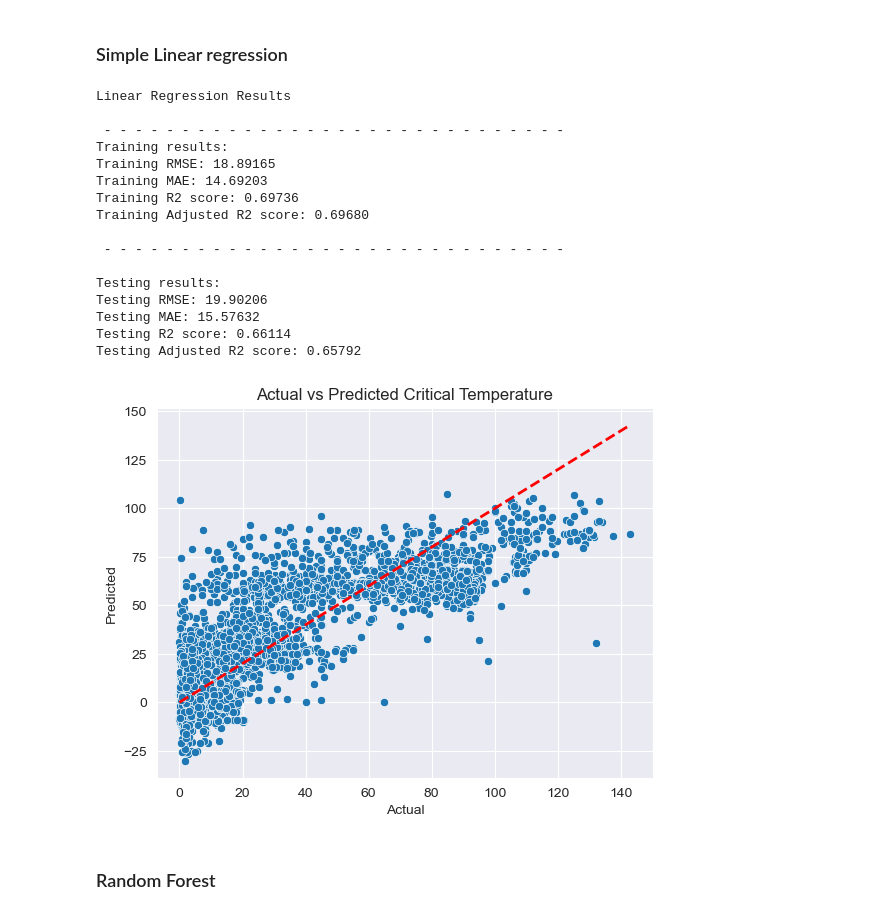
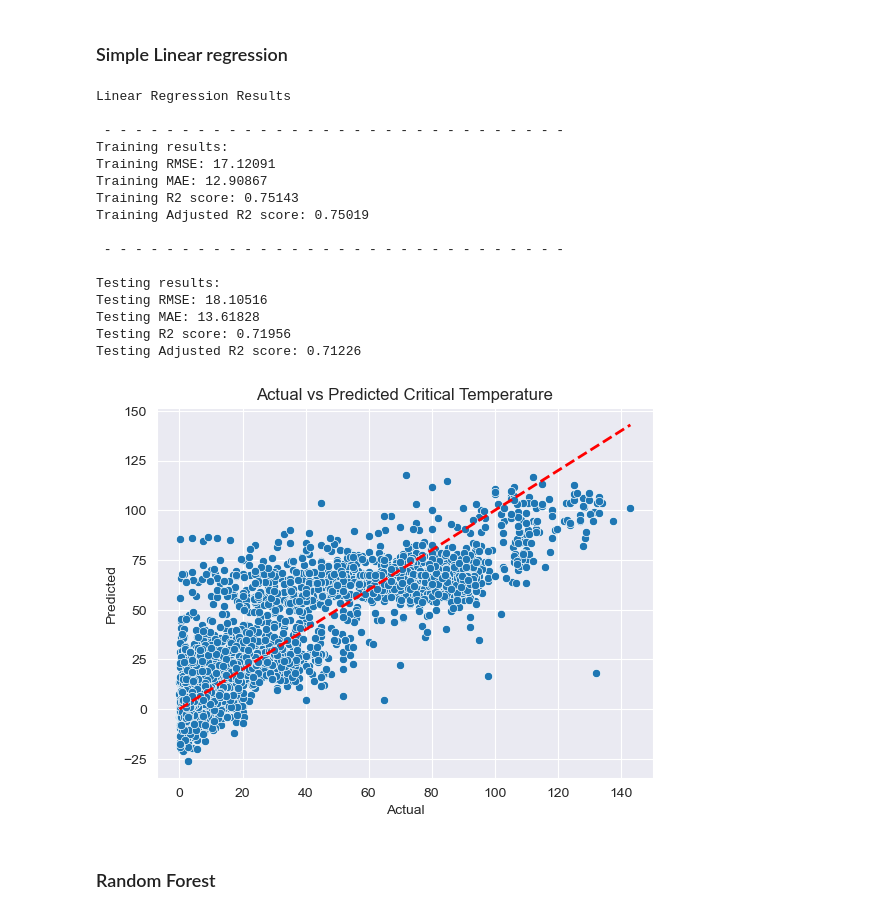
Before and after one commit to MohdSharik99/Predicting_critical_temperature_of_supeconductors, a Jupyter notebook: Feature_Engineering.ipynb, the cells around one changed output. Saved outputs shown, nothing was run; the diff lists cells and outputs as text; code cells hidden in the pictures.

```diff
--- a/Feature_Engineering.ipynb
+++ b/Feature_Engineering.ipynb
@@ -58,17 +58,9 @@ Shape after outlier removal:
 
 In the data analysis part we observed that our entire data has many highly colinear features that causes multi colinearity.
 # %%
-# Assuming train_X and test_X are your training and test datasets
-pca = PCA(n_components=30)
-# 1. Fit scaler (or PCA) on training data
-scaler = StandardScaler()
-train_X_scaled = scaler.fit_transform(new_train_X)
-train_X_pca = pca.fit_transform(train_X_scaled)
-
-# 2. Transform both training and test data using the fitted scaler (or PCA)
-train_X_pca = pca.transform(train_X_scaled)
-test_X_scaled = scaler.transform(X_test)
-test_X_pca = pca.transform(test_X_scaled)
+scaler = MinMaxScaler()
+scaled_X_train = scaler.fit_transform(new_train_X)
+scaled_X_test = scaler.transform(X_test)
 # %% [markdown]
 ### Simple Linear regression
 # %%
@@ -76,47 +68,47 @@ test_X_pca = pca.transform(test_X_scaled)
 simple_linear_regression = LinearRegression()
 
 # Step 2: Fit the model on the scaled training data
-simple_linear_regression.fit(train_X_pca, new_train_y)
+simple_linear_regression.fit(scaled_X_train, new_train_y)
 
 # Step 3: Predict on the training set
-train_preds = simple_linear_regression.predict(train_X_pca)
+train_preds = simple_linear_regression.predict(scaled_X_train)
 
 # Testing results
 print('Linear Regression Results')
-num_features = train_X_pca.shape[1]
+num_features = scaled_X_train.shape[1]
 train_metrics = Evaluation_results(new_train_y, train_preds, objective = 'train', num_features  = num_features)
 train_metrics
 
 # # Testing Results
-test_preds = simple_linear_regression.predict(test_X_pca)
+test_preds = simple_linear_regression.predict(scaled_X_test)
 test_metrics = Evaluation_results(y_test, test_preds, objective = 'test', num_features  = num_features)
 test_metrics
 
 
 sns.scatterplot(x= y_test, y = test_preds)
 plt.plot([y_test.min(), y_test.max()], [y_test.min(), y_test.max()], 'r--', lw=2)
 plt.xlabel('Actual')
 plt.ylabel('Predicted')
 plt.title('Actual vs Predicted Critical Temperature')
 plt.show()
 # %% [output]
 Linear Regression Results
 
  - - - - - - - - - - - - - - - - - - - - - - - - - - - - - -
 Training results:
-Training RMSE: 18.89165
-Training MAE: 14.69203
-Training R2 score: 0.69736
-Training Adjusted R2 score: 0.69680
+Training RMSE: 17.12091
+Training MAE: 12.90867
+Training R2 score: 0.75143
+Training Adjusted R2 score: 0.75019
 
  - - - - - - - - - - - - - - - - - - - - - - - - - - - - - -
 
 Testing results:
-Testing RMSE: 19.90206
-Testing MAE: 15.57632
-Testing R2 score: 0.66114
-Testing Adjusted R2 score: 0.65792
+Testing RMSE: 18.10516
+Testing MAE: 13.61828
+Testing R2 score: 0.71956
+Testing Adjusted R2 score: 0.71226
-[figure, old version]
+[figure, new version]
 # %% [markdown]
 ### Random Forest
 # %%
```
Also changed, not shown: parts of 4 cells of this notebook.
